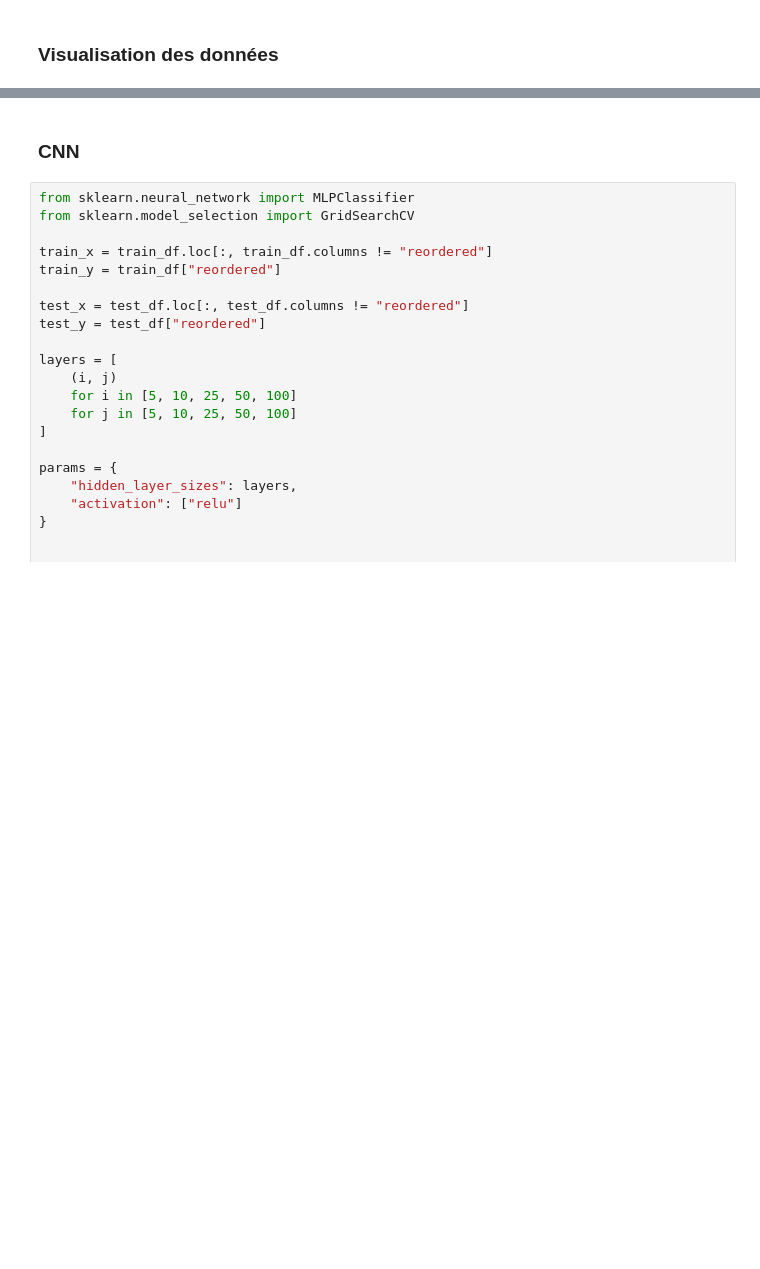
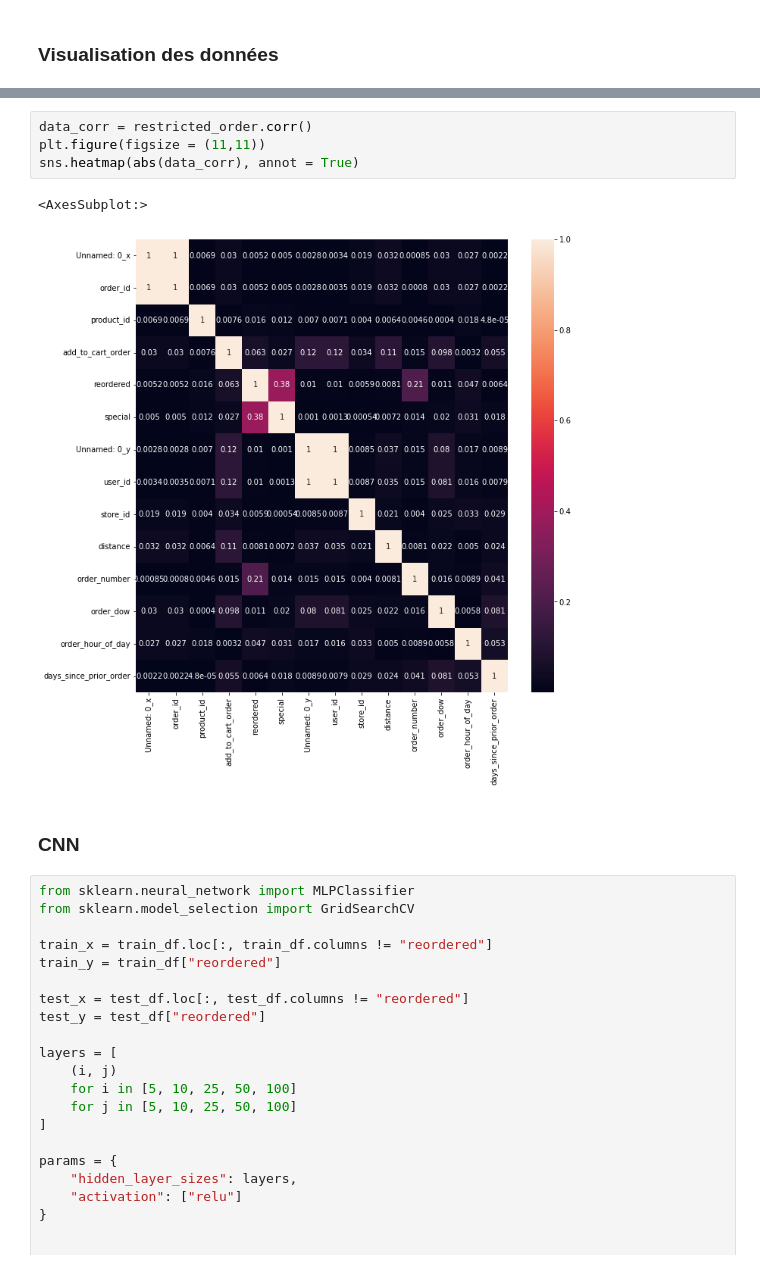
Before and after one commit to Gurleenp/IFT870, a Jupyter notebook: TP2/equipe.ipynb, the cells around one changed output, grey strips where cells are left out. Cells and saved outputs as stored; diff of their text form; blank space fills up the shorter version.

```diff
--- a/TP2/equipe.ipynb
+++ b/TP2/equipe.ipynb
@@ -111,3 +171,10 @@ g.add_legend();
+# %%
+data_corr = restricted_order.corr()
+plt.figure(figsize = (11,11))
+sns.heatmap(abs(data_corr), annot = True)
+# %% [output]
+<AxesSubplot:>
+[figure, added]
 # %% [markdown]
 ### CNN
 # %%
```
Also changed, not shown: parts of 11 cells of this notebook.
